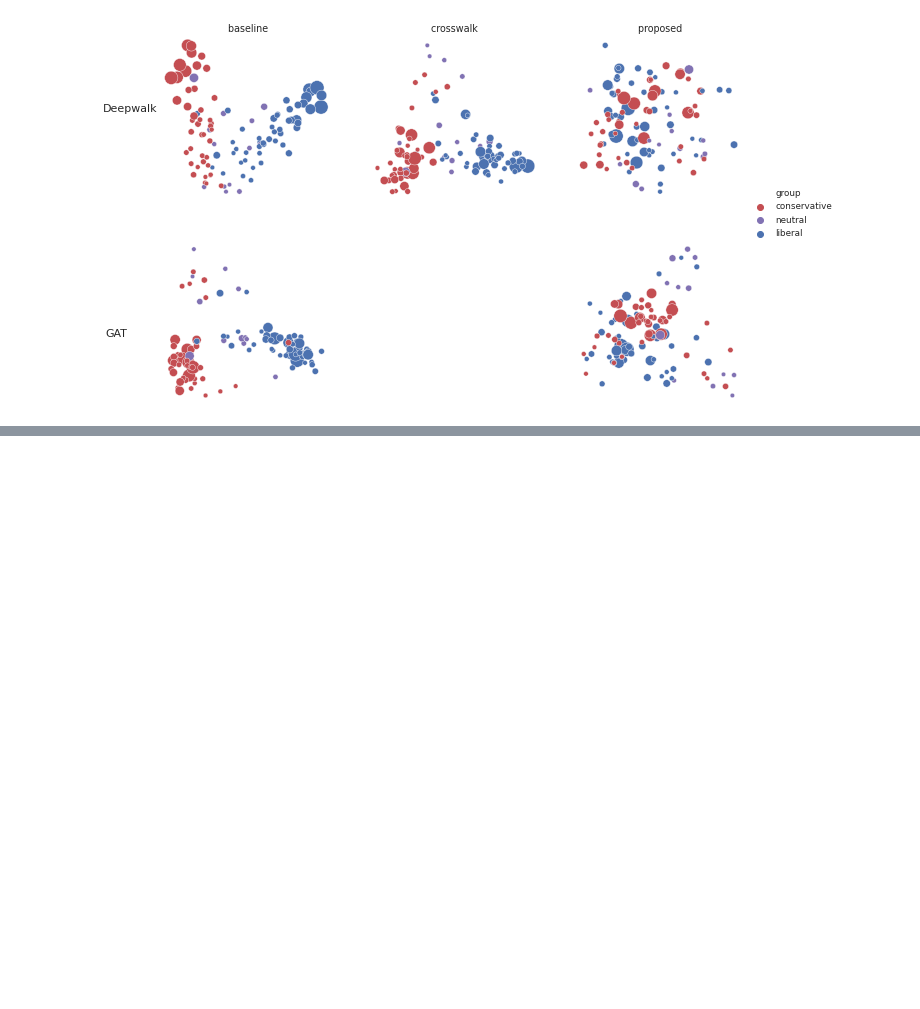
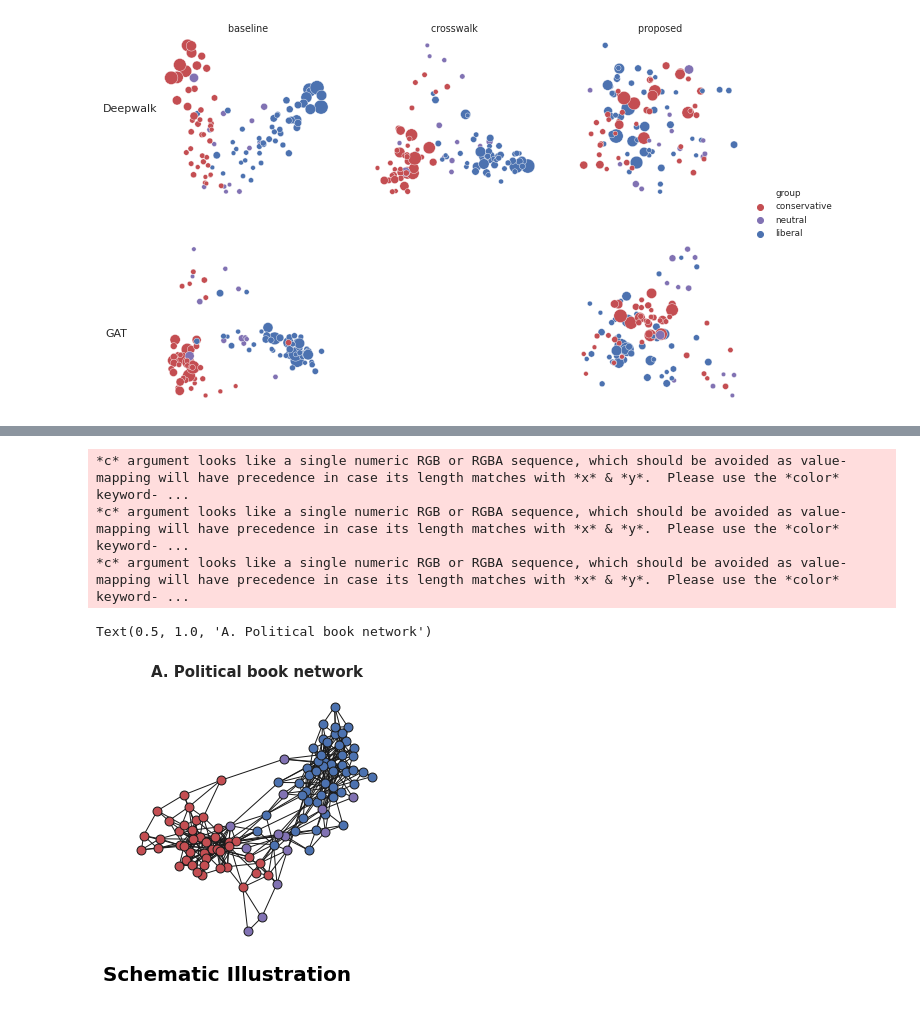
Before and after one commit to thunderock/residual2vec_, a Jupyter notebook: notebooks/PLOTS/demonstration.ipynb, the cells around one changed output, grey strips where cells are left out. Drawn from its saved outputs; the diff is of its cells as text; code cells hidden in the pictures; blank space fills up the shorter version.

```diff
--- a/notebooks/PLOTS/demonstration.ipynb
+++ b/notebooks/PLOTS/demonstration.ipynb
@@ -266,0 +385,46 @@ plt.show()
+# %%
+
+sns.set_style('white')
+sns.set(font_scale=1.2)
+sns.set_style('ticks')
+FIG, AX = plt.subplots(figsize=(5,5))
+
+pos = nx.spring_layout(G)
+
+
+network =pd.DataFrame({
+        "x": [pos[i][0] for i in pos],
+        "y":[pos[i][1] for i in pos],
+        "group": [{0:'liberal', 1:'conservative', 2:'neutral'}[i] for i in group_ids],
+        "model": ['network'] * len(group_ids),
+        "degree": [1.] * len(group_ids)
+    })
+
+df = plot_data_all[plot_data_all.model.isin(['Biased', 'cw_dw', 'gat_dw_random',
+       'gat_dw_r2v', 'gcn_dw_r2v', 'Degree-Group-debiased'])]
+# df = pd.concat(df, axis=0, ignore_index=True)
+node_opts = {"edgecolors": "k",  "ax":AX, "node_size": 80}
+cmap = sns.color_palette()
+colors = {'liberal': 'blue', 'conservative': 'red', 'neutral': 'purple'}
+colors = {'liberal': cmap[0], 'conservative': cmap[3], 'neutral': cmap[4]}
+nx.draw_networkx_nodes(
+    G, pos = pos, nodelist=np.where(group_ids == 0)[0], node_color=cmap[0], **node_opts
+)
+nx.draw_networkx_nodes(
+    G, pos = pos, nodelist=np.where(group_ids == 1)[0], node_color=cmap[3], **node_opts
+)
+nx.draw_networkx_nodes(
+    G, pos = pos, nodelist=np.where(group_ids == 2)[0], node_color=cmap[4], **node_opts
+)
+nx.draw_networkx_edges(G, pos)
+AX.axis("off")
+
+plt.text(-1.3, -1.2, "Schematic Illustration", horizontalalignment='left',
+         size='medium', color='black', weight='bold', fontsize=20)
+plt.title("A. Political book network", fontdict={'fontsize': 15, 'fontweight': 'heavy'})
+# %% [output]
+*c* argument looks like a single numeric RGB or RGBA sequence, which should be avoided as value-mapping will have precedence in case its length matches with *x* & *y*.  Please use the *color* keyword- ...
+*c* argument looks like a single numeric RGB or RGBA sequence, which should be avoided as value-mapping will have precedence in case its length matches with *x* & *y*.  Please use the *color* keyword- ...
+*c* argument looks like a single numeric RGB or RGBA sequence, which should be avoided as value-mapping will have precedence in case its length matches with *x* & *y*.  Please use the *color* keyword- ...
+Text(0.5, 1.0, 'A. Political book network')
+[figure, added]
```
Also changed, not shown: parts of 8 cells of this notebook, 4 other files.
